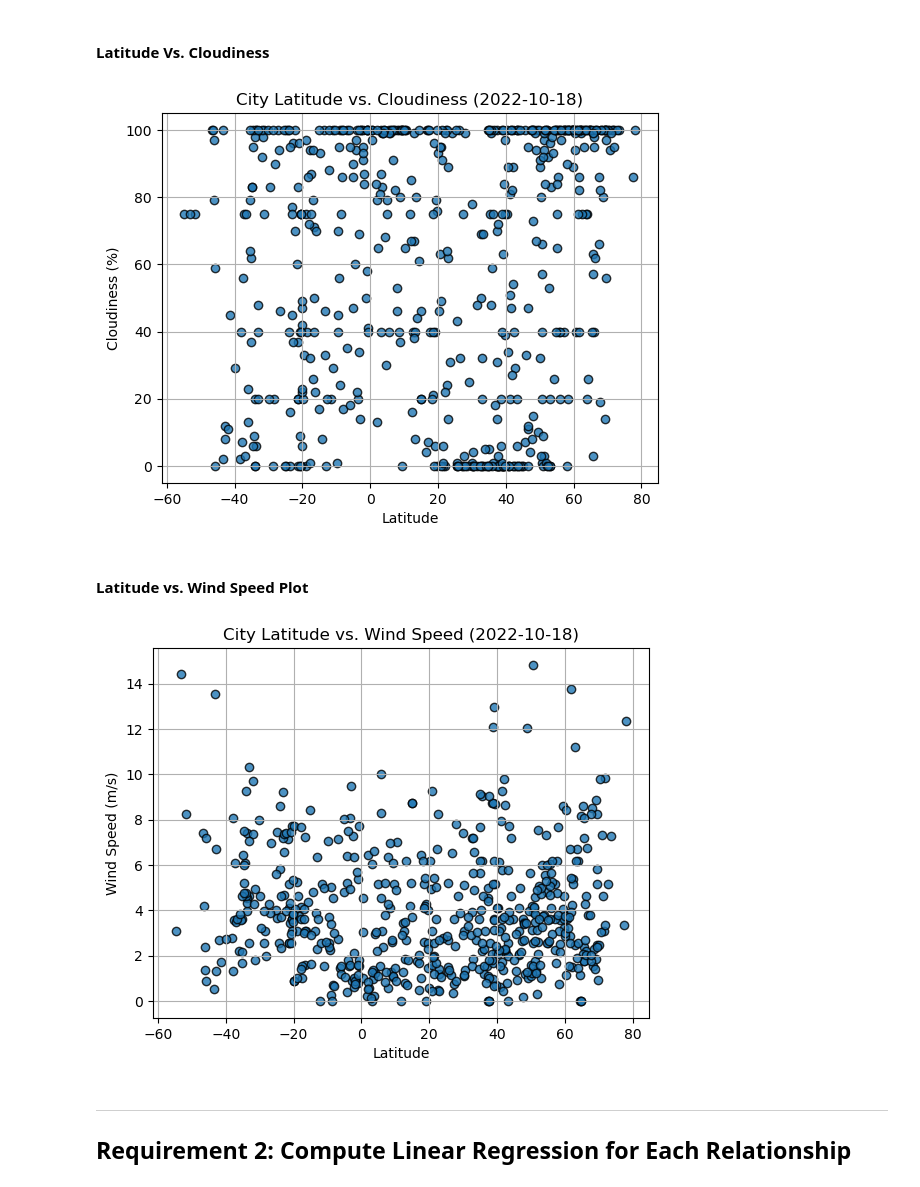
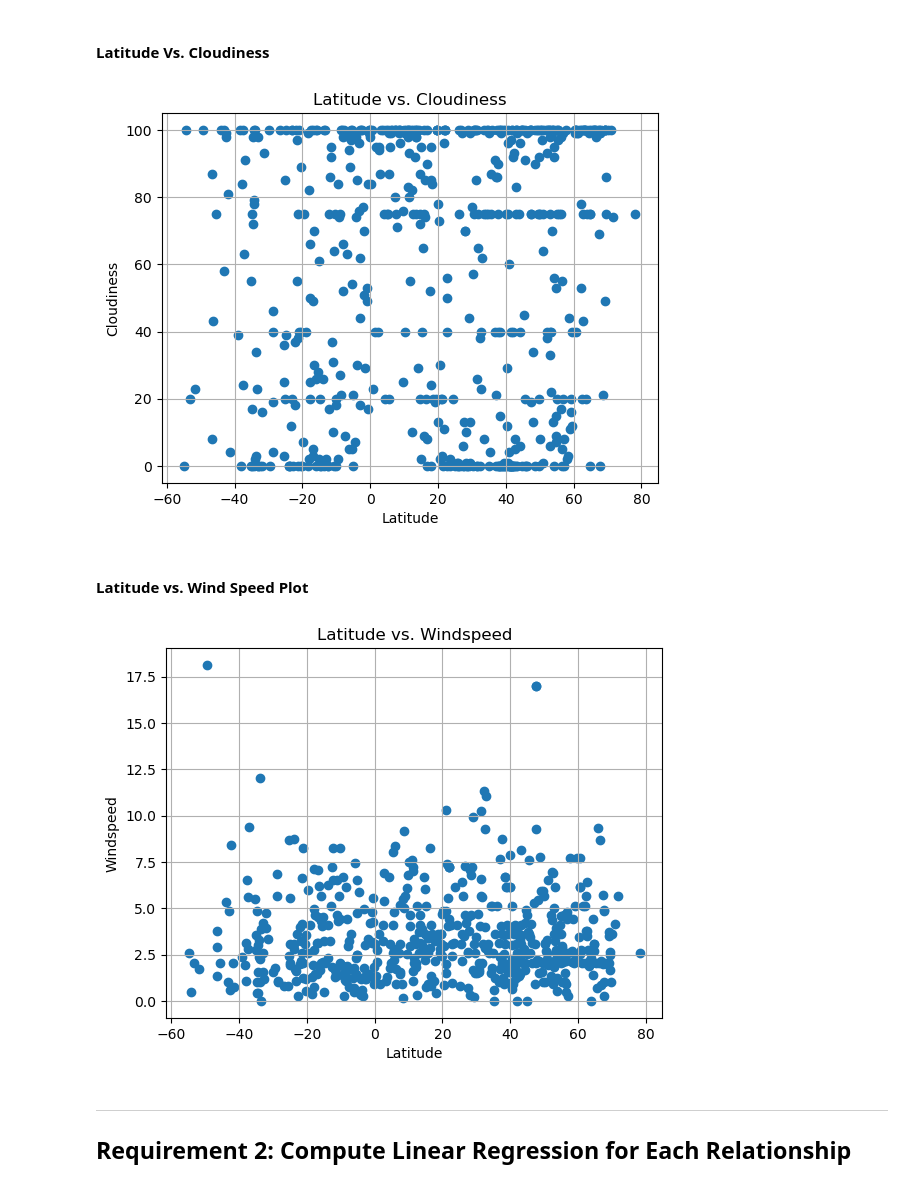
Before and after one commit to SavPepper22/python-api-challenge, a Jupyter notebook: WeatherPy.ipynb, the cells around one changed output. Saved outputs shown, nothing was run; the diff lists cells and outputs as text; code cells hidden in the pictures.

```diff
--- a/WeatherPy.ipynb
+++ b/WeatherPy.ipynb
@@ -175,9 +173,9 @@ city_data_df.to_csv("output_data/cities.csv", index_label="City_ID")
 # %%
 # Read saved data
-city_data_df = pd.read_csv("output_data/cities.csv", index_col="City_ID")
+city_weather_data_df = pd.read_csv("cities.csv", index_col="City_ID")
 
 # Display sample data
-city_data_df.head()
+city_weather_data_df.head()
 # %% [output]
 |  | City | Lat | Lng | Max Temp | Humidity | Cloudiness | Wind Speed | Country | Date |
 | City_ID |  |  |  |  |  |  |  |  |  |
@@ -224,34 +231,38 @@ plt.show()
 #### Latitude Vs. Cloudiness
 # %%
 # Build the scatter plots for latitude vs. cloudiness
-# YOUR CODE HERE
+plt.scatter(city_weather_data_df["Lat"], city_weather_data_df["Cloudiness"], marker="o")
 
 # Incorporate the other graph properties
-# YOUR CODE HERE
-
+plt.title("Latitude vs. Cloudiness")
+plt.ylabel("Cloudiness")
+plt.xlabel("Latitude")
+plt.grid(True)
 # Save the figure
-plt.savefig("output_data/Fig3.png")
+plt.savefig("Fig3.png")
 
 # Show plot
 plt.show()
 # %% [output]
-[figure, old version]
+[figure, new version]
 # %% [markdown]
 #### Latitude vs. Wind Speed Plot
 # %%
 # Build the scatter plots for latitude vs. wind speed
-# YOUR CODE HERE
+plt.scatter(city_weather_data_df["Lat"], city_weather_data_df["Wind Speed"], marker="o")
 
 # Incorporate the other graph properties
-# YOUR CODE HERE
-
+plt.title("Latitude vs. Windspeed")
+plt.ylabel("Windspeed")
+plt.xlabel("Latitude")
+plt.grid(True)
 # Save the figure
-plt.savefig("output_data/Fig4.png")
+plt.savefig("Fig4.png")
 
 # Show plot
 plt.show()
 # %% [output]
-[figure, old version]
+[figure, new version]
 # %% [markdown]
 ---
 
```
Also changed, not shown: parts of 37 cells of this notebook, 5 other files.
